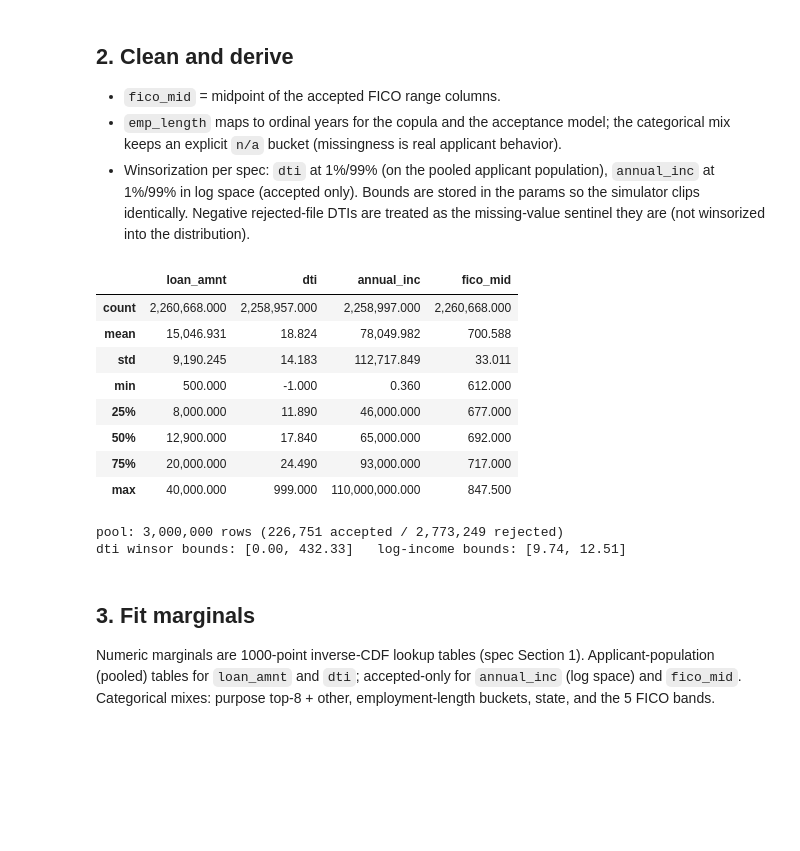
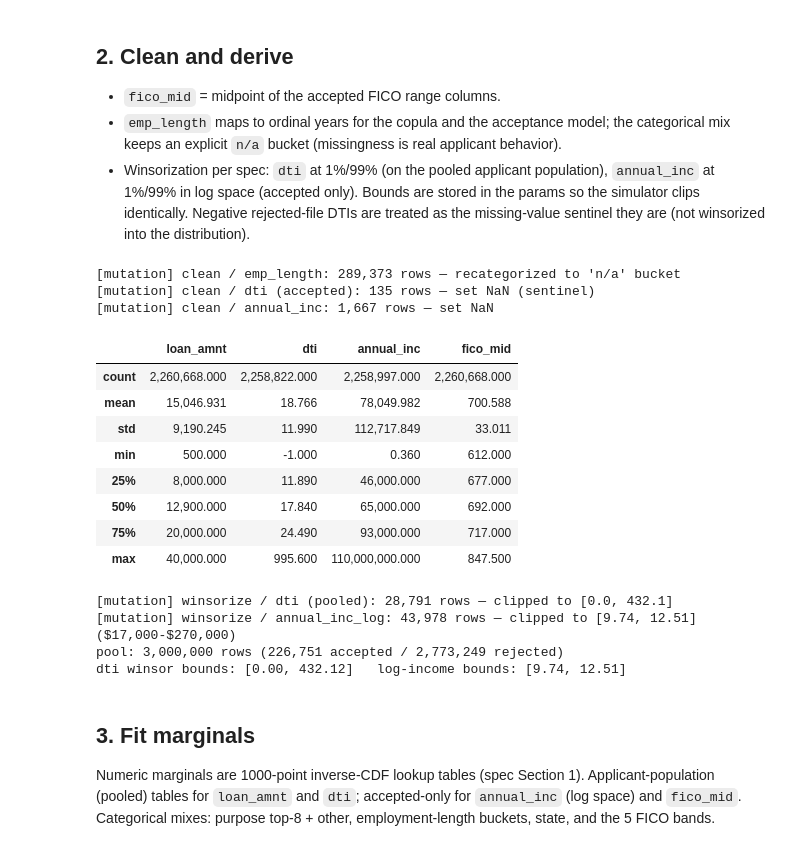
Before and after one commit to JordanBeary/tributary, a Jupyter notebook: analysis/profiling/01_lendingclub.ipynb, the cells around one changed output. Cells and saved outputs as stored; diff of their text form; code cells hidden in the pictures; blank space fills up the shorter version.

```diff
--- a/analysis/profiling/01_lendingclub.ipynb
+++ b/analysis/profiling/01_lendingclub.ipynb
@@ -40,6 +40,16 @@ N_QUANTILES = 1000          # inverse-CDF lookup resolution (spec Section 1)
 POOL_TARGET = 3_000_000     # pooled applicant-population sample size for tail-widening
 SIM_N = 200_000             # draws used by the QA gates
 pd.set_option("display.float_format", lambda v: f"{v:,.3f}")
+
+# Data-mutation ledger: every operation that alters data (row drops, sentinel
+# handling, winsorization clips, recategorization, imputation) is recorded here,
+# displayed before the params are written, and embedded in the params metadata.
+MUTATIONS = []
+def record_mutation(step, column, rows, disposition, rationale):
+    MUTATIONS.append({"step": step, "column": column, "rows_affected": int(rows),
+                      "disposition": disposition, "rationale": rationale})
+    print(f"[mutation] {step} / {column}: {rows:,} rows — {disposition}")
+
 print(f"repo root: {ROOT}")
 # %% [output]
 repo root: /Users/jordanbeary/tributary
@@ -79,7 +92,7 @@ REJ_RENAME = {"Amount Requested": "loan_amnt", "Debt-To-Income Ratio": "dti",
               "State": "addr_state", "Employment Length": "emp_length"}
 KEEP_FRAC = 0.15  # ~4M kept of ~27M — plenty for 1000-point quantiles
 
-rej_parts, n_rej_total = [], 0
+rej_parts, n_rej_total, n_neg_dti = [], 0, 0
 reader = pd.read_csv(RAW / "rejected_2007_to_2018Q4.csv.gz",
                      usecols=REJ_USECOLS, chunksize=2_000_000)
 for chunk in reader:
@@ -88,10 +101,13 @@ for chunk in reader:
     # dti arrives as a percent-string ("10.5%"); coerce to float. Negative values
     # are the rejected file's missing-DTI sentinel (-1%), not real ratios.
     part["dti"] = pd.to_numeric(part["dti"].astype(str).str.rstrip("%"), errors="coerce")
+    n_neg_dti += int((part["dti"] < 0).sum())
     part.loc[part["dti"] < 0, "dti"] = np.nan
     rej_parts.append(part)
 rej = pd.concat(rej_parts, ignore_index=True)
 del rej_parts
+record_mutation("load rejected", "dti", n_neg_dti, "set NaN (sentinel)",
+                "negative percent values are the rejected file's missing-DTI sentinel")
 
 acceptance_rate = len(acc) / (len(acc) + n_rej_total)
 print(f"rejected rows: {n_rej_total:,} (sampled {len(rej):,})")
@@ -112,33 +129,51 @@ true acceptance rate: 0.0756
 # %%
 EMP_ORDER = ["< 1 year", "1 year", "2 years", "3 years", "4 years", "5 years",
              "6 years", "7 years", "8 years", "9 years", "10+ years", "n/a"]
 EMP_YEARS = {"< 1 year": 0.5, "1 year": 1, "2 years": 2, "3 years": 3, "4 years": 4,
              "5 years": 5, "6 years": 6, "7 years": 7, "8 years": 8, "9 years": 9,
              "10+ years": 10}
 
+n_emp_na = int(acc["emp_length"].isna().sum() + rej["emp_length"].isna().sum())
 for df in (acc, rej):
     df["emp_length"] = df["emp_length"].fillna("n/a")
     df["emp_years"] = df["emp_length"].map(EMP_YEARS)  # NaN for the n/a bucket
+record_mutation("clean", "emp_length", n_emp_na, "recategorized to 'n/a' bucket",
+                "missingness is real applicant behavior; kept in the categorical mix, "
+                "excluded from the copula, imputed (with indicator) in the acceptance model")
+
+# Accepted dti = 999 is a hard sentinel: 135 rows sit at exactly 999 and none above.
+# The genuine heavy tail (values in 100-999, mostly joint applications) is left for
+# winsorization to handle.
+n_dti999 = int((acc["dti"] >= 999).sum())
+acc.loc[acc["dti"] >= 999, "dti"] = np.nan
+record_mutation("clean", "dti (accepted)", n_dti999, "set NaN (sentinel)",
+                "dti == 999 is a cap/missing marker, not a measured ratio")
 
 acc["fico_mid"] = (acc["fico_range_low"] + acc["fico_range_high"]) / 2
-# Positive-income guard before the log transform
+# Non-positive income cannot enter the log transform and is not a plausible value
+n_inc_bad = int((acc["annual_inc"] <= 0).sum())
 acc.loc[acc["annual_inc"] <= 0, "annual_inc"] = np.nan
+record_mutation("clean", "annual_inc", n_inc_bad, "set NaN",
+                "non-positive self-reported income; invalid for the log-space marginal")
 acc["annual_inc_log"] = np.log(acc["annual_inc"])
 
 # Sanity: category labels seen in the data vs the fixed order above
 unseen = set(acc["emp_length"].unique()) | set(rej["emp_length"].unique())
 assert unseen <= set(EMP_ORDER), f"unexpected emp_length labels: {unseen - set(EMP_ORDER)}"
 acc[["loan_amnt", "dti", "annual_inc", "fico_mid"]].describe()
 # %% [output]
+[mutation] clean / emp_length: 289,373 rows — recategorized to 'n/a' bucket
+[mutation] clean / dti (accepted): 135 rows — set NaN (sentinel)
+[mutation] clean / annual_inc: 1,667 rows — set NaN
 |  | loan_amnt | dti | annual_inc | fico_mid |
-| count | 2,260,668.000 | 2,258,957.000 | 2,258,997.000 | 2,260,668.000 |
-| mean | 15,046.931 | 18.824 | 78,049.982 | 700.588 |
-| std | 9,190.245 | 14.183 | 112,717.849 | 33.011 |
+| count | 2,260,668.000 | 2,258,822.000 | 2,258,997.000 | 2,260,668.000 |
+| mean | 15,046.931 | 18.766 | 78,049.982 | 700.588 |
+| std | 9,190.245 | 11.990 | 112,717.849 | 33.011 |
 | min | 500.000 | -1.000 | 0.360 | 612.000 |
 | 25% | 8,000.000 | 11.890 | 46,000.000 | 677.000 |
 | 50% | 12,900.000 | 17.840 | 65,000.000 | 692.000 |
 | 75% | 20,000.000 | 24.490 | 93,000.000 | 717.000 |
-| max | 40,000.000 | 999.000 | 110,000,000.000 | 847.500 |
+| max | 40,000.000 | 995.600 | 110,000,000.000 | 847.500 |
 # %%
 # Pooled applicant population for the tail-widened marginals (loan_amnt, dti):
 # natural mixture weights, i.e. accepted and rejected in their true proportions.
@@ -151,19 +186,29 @@ pool = pd.concat([
         .sample(n=n_rej_pool, random_state=SEED),
 ], ignore_index=True)
 
-# Winsorize dti on the pooled population (rejected has junk extremes like -1 and 5-digit values)
+# Winsorize dti on the pooled population (rejected keeps a genuine junk-heavy tail)
 dti_lo, dti_hi = np.nanpercentile(pool["dti"], [1, 99])
+n_dti_clip = int(((pool["dti"] < dti_lo) | (pool["dti"] > dti_hi)).sum())
 pool["dti"] = pool["dti"].clip(dti_lo, dti_hi)
-# Winsorize accepted log-income
+record_mutation("winsorize", "dti (pooled)", n_dti_clip,
+                f"clipped to [{dti_lo:.1f}, {dti_hi:.1f}]",
+                "spec Section 1: 1%/99% winsorization; rows REMAIN in the marginal at the bounds")
+# Winsorize accepted log-income (self-reported extremes up to $110M are implausible)
 inc_lo, inc_hi = np.nanpercentile(acc["annual_inc_log"].dropna(), [1, 99])
+n_inc_clip = int(((acc["annual_inc_log"] < inc_lo) | (acc["annual_inc_log"] > inc_hi)).sum())
 acc["annual_inc_log"] = acc["annual_inc_log"].clip(inc_lo, inc_hi)
+record_mutation("winsorize", "annual_inc_log", n_inc_clip,
+                f"clipped to [{inc_lo:.2f}, {inc_hi:.2f}] (${np.exp(inc_lo):,.0f}-${np.exp(inc_hi):,.0f})",
+                "spec Section 1: 1%/99% log-space winsorization; rows REMAIN in the marginal")
 
 print(f"pool: {len(pool):,} rows ({n_acc_pool:,} accepted / {n_rej_pool:,} rejected)")
 print(f"dti winsor bounds: [{dti_lo:.2f}, {dti_hi:.2f}]   "
       f"log-income bounds: [{inc_lo:.2f}, {inc_hi:.2f}]")
 # %% [output]
+[mutation] winsorize / dti (pooled): 28,791 rows — clipped to [0.0, 432.1]
+[mutation] winsorize / annual_inc_log: 43,978 rows — clipped to [9.74, 12.51] ($17,000-$270,000)
 pool: 3,000,000 rows (226,751 accepted / 2,773,249 rejected)
-dti winsor bounds: [0.00, 432.33]   log-income bounds: [9.74, 12.51]
+dti winsor bounds: [0.00, 432.12]   log-income bounds: [9.74, 12.51]
 # %% [markdown]
 ## 3. Fit marginals
 
```
Also changed, not shown: parts of 10 cells of this notebook, 1 other file.
